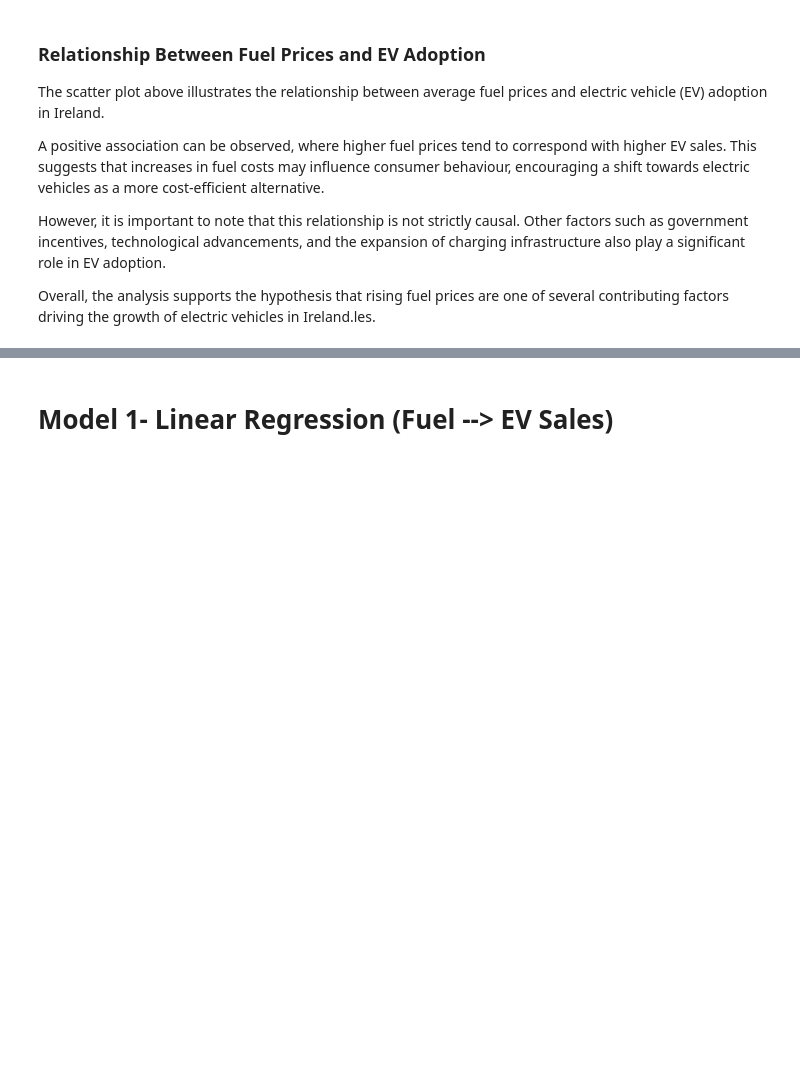
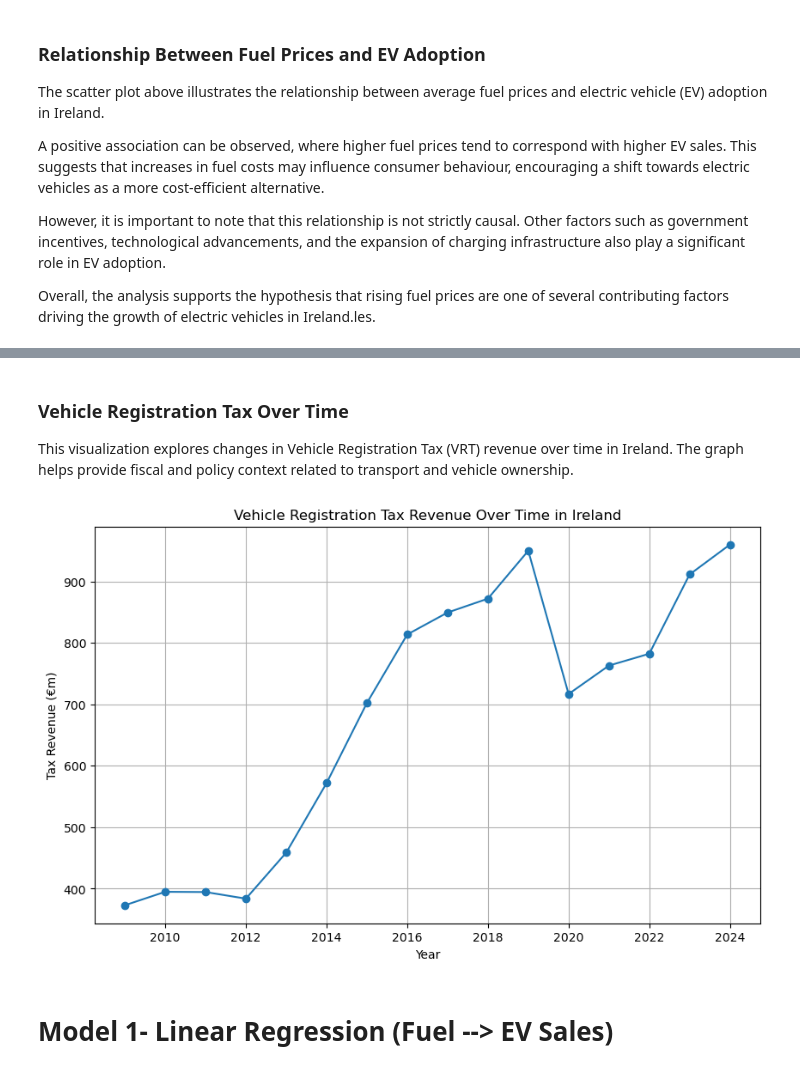
Before and after one commit to Guilherme2022448/Final-Project, a Jupyter notebook: ev_adoption_analysis.ipynb, the cells around one changed output, grey strips where cells are left out. Drawn from its saved outputs; the diff is of its cells as text; code cells hidden in the pictures; blank space fills up the shorter version.

```diff
--- a/ev_adoption_analysis.ipynb
+++ b/ev_adoption_analysis.ipynb
@@ -481,0 +593,9 @@ Overall, the analysis supports the hypothesis that rising fuel prices are one of
+# %%
+# Load the Unpivoted sheet
+eta02 = pd.read_excel(
+    'ETA02.20260506T100529.xlsx',
+    sheet_name='Unpivoted'
+)
+
+# Preview dataset
+eta02.head()
@@ -482,3 +654,35 @@ Overall, the analysis supports the hypothesis that rising fuel prices are one of
+# %% [markdown]
+### Vehicle Registration Tax Over Time
+
+This visualization explores changes in Vehicle Registration Tax (VRT) revenue over time in Ireland.
+The graph helps provide fiscal and policy context related to transport and vehicle ownership.
+# %%
+# Filter Vehicle Registration Tax data only
+vrt_tax = eta02[
+    eta02['Transport taxes'] == 'Vehicle registration tax'
+]
+
+# Create the graph
+plt.figure(figsize=(10,6))
+
+plt.plot(
+    vrt_tax['Year'],
+    vrt_tax['VALUE'],
+    marker='o'
+)
+
+# Titles and labels
+plt.title('Vehicle Registration Tax Revenue Over Time in Ireland')
+plt.xlabel('Year')
+plt.ylabel('Tax Revenue (€m)')
+
+# Grid for readability
+plt.grid()
+
+# Show graph
+plt.show()
+# %% [output]
+[figure, added]
 # %% [markdown]
 # Model 1- Linear Regression (Fuel --> EV Sales)
 # %%
```
Also changed, not shown: parts of 21 cells of this notebook, 3 other files.
